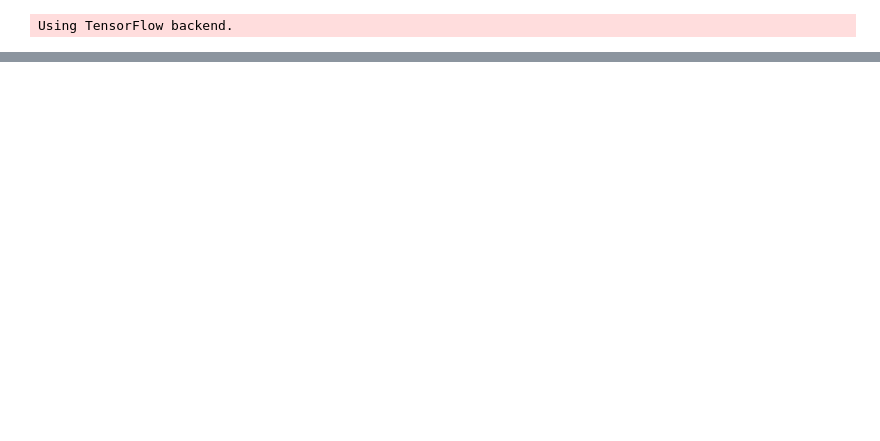
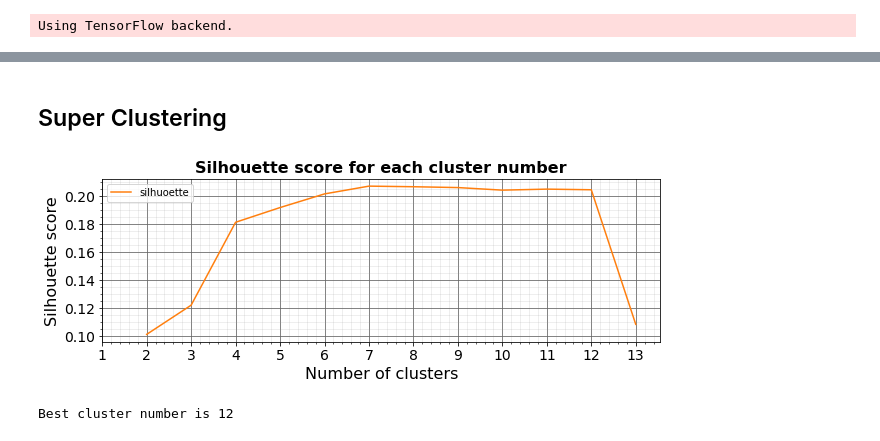
Before and after one commit to TeleMidia/face_clustering, a Jupyter notebook: ipynb/video/Video Recomendation.ipynb, the cells around one changed output, grey strips where cells are left out. Cells and saved outputs as stored; diff of their text form; code cells hidden in the pictures; blank space fills up the shorter version.

Commit message:
super clustering

```diff
--- a/ipynb/video/Video Recomendation.ipynb
+++ b/ipynb/video/Video Recomendation.ipynb
@@ -13,3 +13,5 @@ Using TensorFlow backend.
 # %%
 videos_path = '/home/paulo/Documentos/testes/'
 video_urls = get_files_folder(videos_path, is_video)
+all_embs_path = f'{videos_path}/all_embs'
+metadata_path = f'{videos_path}/metadata'
@@ -45,0 +35,2 @@ Best cluster number is 2
+# %% [markdown]
+## Super Clustering
@@ -45,0 +39,13 @@ Best cluster number is 2
+# %%
+meta_urls = get_files_folder(metadata_path, lambda x: x.lower().endswith(('_meta.pkl')))
+dt_metas = [pd.read_pickle(meta) for meta in meta_urls]
+# %%
+dt_all_meta = pd.concat(dt_metas, axis = 0)
+# %%
+embs = [list(emb) for emb in dt_all_meta.embeddings.values]
+# %%
+label_clusters = silhouette(embs,alg = 'agglomerative', verbose = 2, thresh=0.05)
+dt_all_meta['super_cluster'] = label_clusters
+# %% [output]
+[figure, added]
+Best cluster number is 12
```
Also changed, not shown: parts of 8 cells of this notebook, 1 other file.
